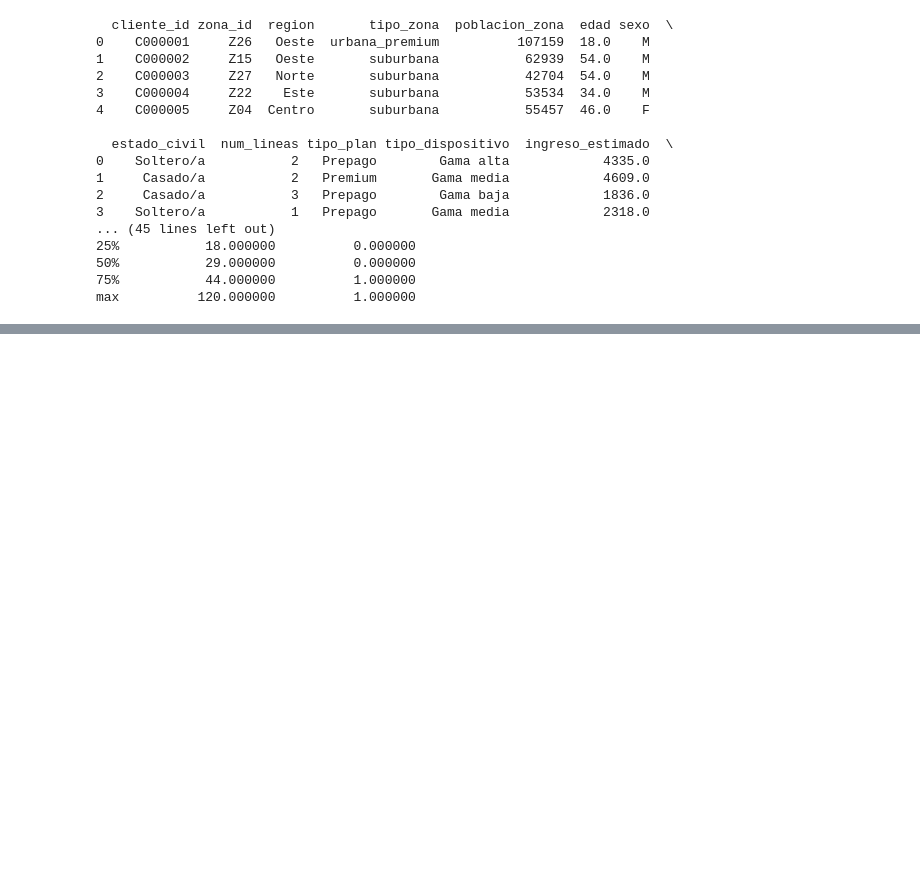
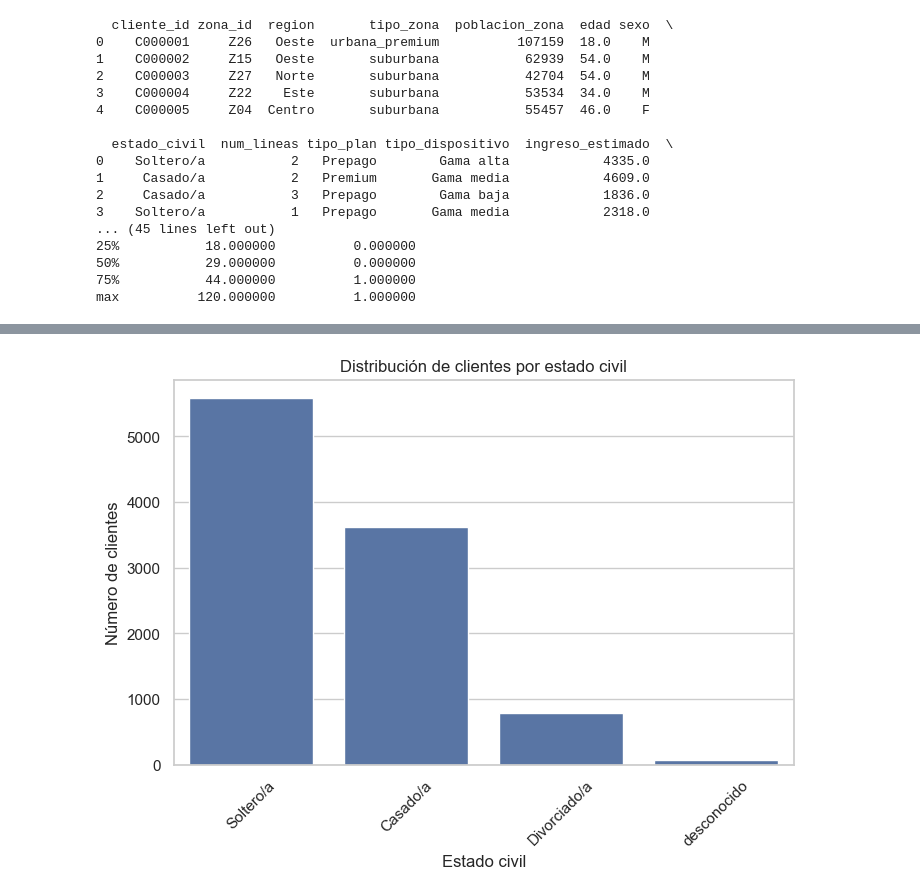
Before and after one commit to cunatpablo-afk/UCV-Churn, a Jupyter notebook: eda_clients.ipynb, the cells around one changed output, grey strips where cells are left out. Saved outputs shown, nothing was run; the diff lists cells and outputs as text; code cells hidden in the pictures; blank space fills up the shorter version.

```diff
--- a/eda_clients.ipynb
+++ b/eda_clients.ipynb
@@ -52,0 +98,12 @@ max          120.000000          1.000000
+# %%
+plt.figure(figsize=(8,5))
+sns.countplot(x="estado_civil", data=df, order=df["estado_civil"].value_counts().index)
+
+plt.title("Distribución de clientes por estado civil")
+plt.xlabel("Estado civil")
+plt.ylabel("Número de clientes")
+plt.xticks(rotation=45)
+
+plt.show()
+# %% [output]
+[figure, added]
```
Also changed, not shown: parts of 8 cells of this notebook.
